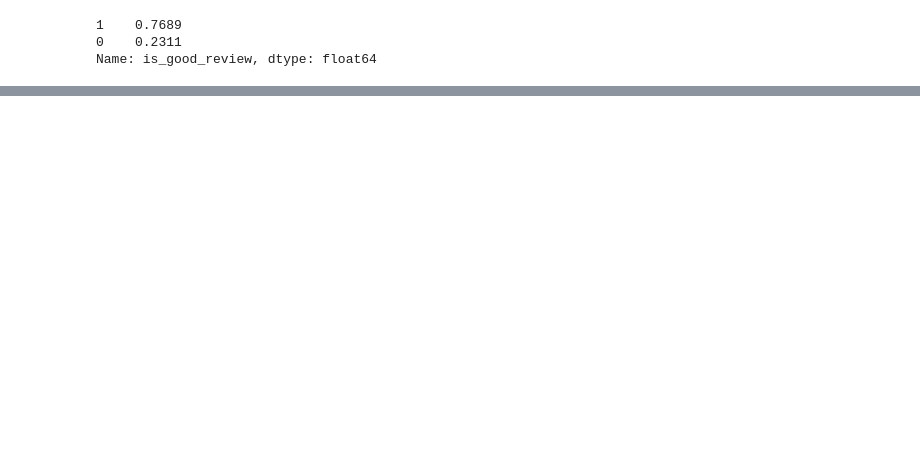
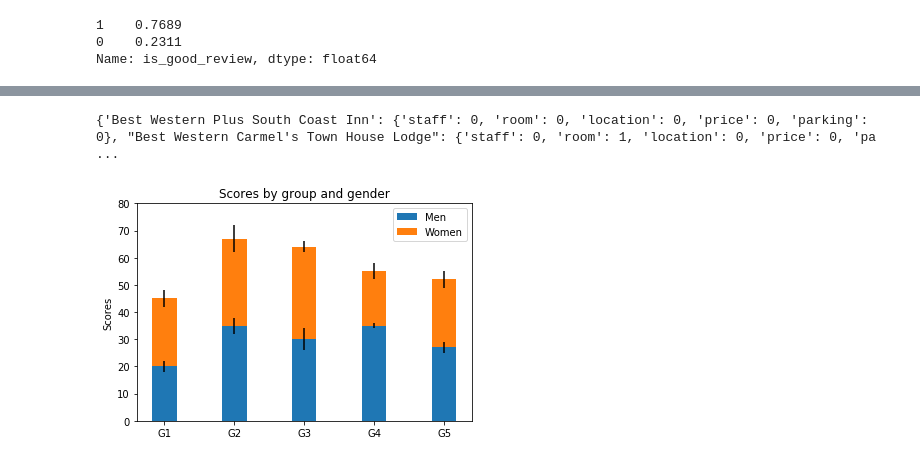
Before and after one commit to ratchanon-dev/Ranking-hotels-from-positive-and-negative-reviews-and-Categorize-reviews, a Jupyter notebook: Main.ipynb, the cells around one changed output, grey strips where cells are left out. Drawn from its saved outputs; the diff is of its cells as text; code cells hidden in the pictures; blank space fills up the shorter version.

```diff
--- a/Main.ipynb
+++ b/Main.ipynb
@@ -220,0 +326,48 @@ for x in [0, 1]:
+# %%
+# new dictionary have hotel's name (key) / category (values)
+hotel_reviews = {}
+x = 0
+
+for i in range(1000):
+
+    # add name hotel
+    if reviews["name"][i] not in hotel_reviews:
+        hotel_reviews[reviews["name"][i]] = {"staff" : 0, "room" : 0, "location" : 0, "price" : 0, "parking" : 0}
+
+    # add values category hotel
+    else:
+        hotel_reviews[reviews["name"][i]]["staff"] += reviews["staff"][i]
+        hotel_reviews[reviews["name"][i]]["room"] += reviews["room"][i]
+        hotel_reviews[reviews["name"][i]]["location"] += reviews["location"][i]
+        hotel_reviews[reviews["name"][i]]["price"] += reviews["price"][i]
+        hotel_reviews[reviews["name"][i]]["parking"] += reviews["parking"][i]
+
+print(hotel_reviews)
+# %% [output]
+{'Best Western Plus South Coast Inn': {'staff': 0, 'room': 0, 'location': 0, 'price': 0, 'parking': 0}, "Best Western Carmel's Town House Lodge": {'staff': 0, 'room': 1, 'location': 0, 'price': 0, 'pa ...
+# %%
+import numpy as np
+import matplotlib.pyplot as plt
+
+
+N = 5
+menMeans = (20, 35, 30, 35, 27)
+womenMeans = (25, 32, 34, 20, 25)
+menStd = (2, 3, 4, 1, 2)
+womenStd = (3, 5, 2, 3, 3)
+ind = np.arange(N)    # the x locations for the groups
+width = 0.35       # the width of the bars: can also be len(x) sequence
+
+p1 = plt.bar(ind, menMeans, width, yerr=menStd)
+p2 = plt.bar(ind, womenMeans, width,
+             bottom=menMeans, yerr=womenStd)
+
+plt.ylabel('Scores')
+plt.title('Scores by group and gender')
+plt.xticks(ind, ('G1', 'G2', 'G3', 'G4', 'G5'))
+plt.yticks(np.arange(0, 81, 10))
+plt.legend((p1[0], p2[0]), ('Men', 'Women'))
+
+plt.show()
+# %% [output]
+[figure, added]
```
Also changed, not shown: parts of 10 cells of this notebook.
